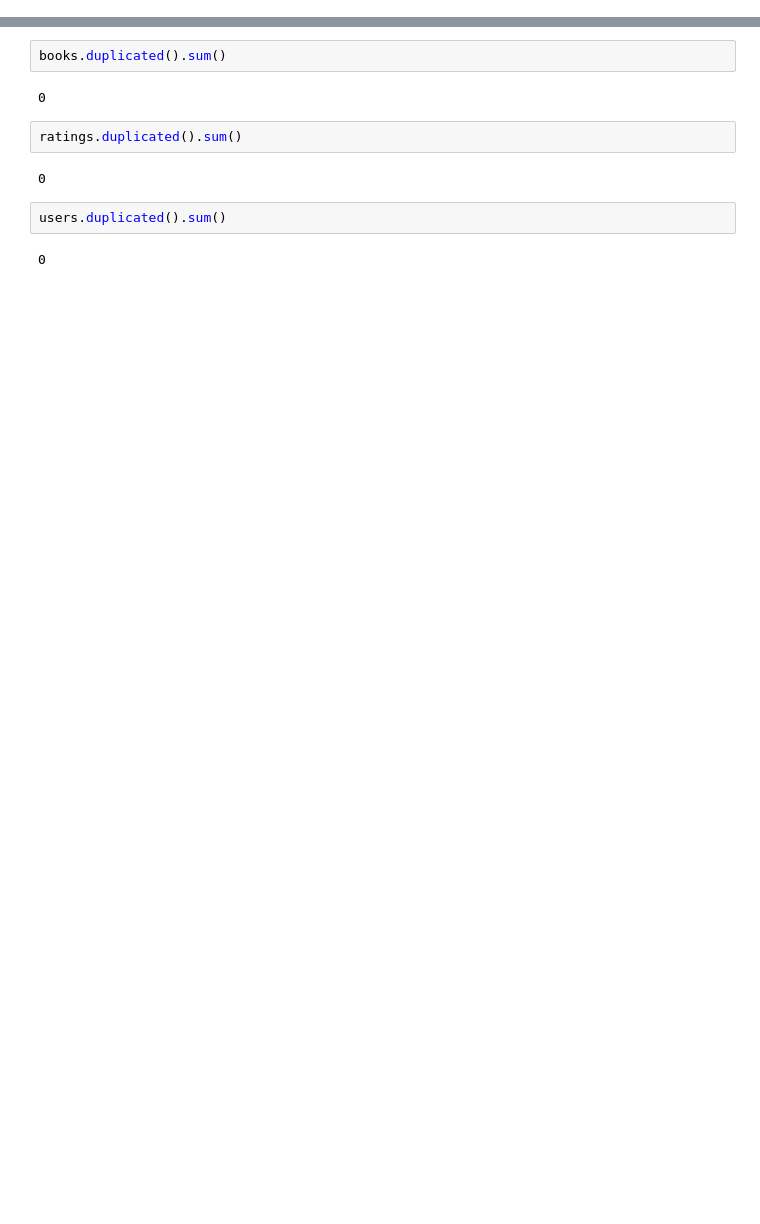
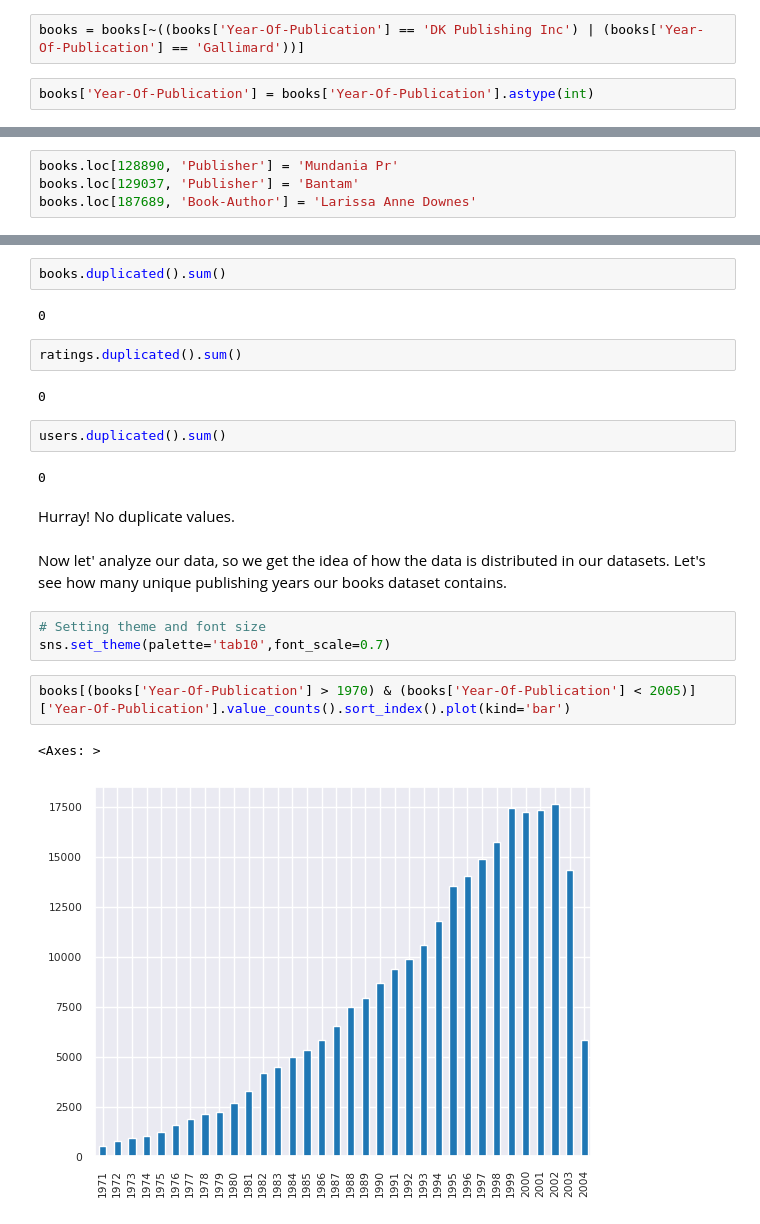
Before and after one commit to M-Awwab-Khan/collaborative-filtering-based-book-recommender-application, a Jupyter notebook: collaborative_filtering_book_recommender.ipynb, the cells around one changed output, grey strips where cells are left out. Cells and saved outputs as stored; diff of their text form; blank space fills up the shorter version.

Commit message:
Exploratory data analysis

```diff
--- a/collaborative_filtering_book_recommender.ipynb
+++ b/collaborative_filtering_book_recommender.ipynb
@@ -44,0 +77,4 @@ print(users.shape)
+# %%
+books = books[~((books['Year-Of-Publication'] == 'DK Publishing Inc') | (books['Year-Of-Publication'] == 'Gallimard'))]
+# %%
+books['Year-Of-Publication'] = books['Year-Of-Publication'].astype(int)
@@ -57,3 +120,7 @@ dtype: int64
+# %%
+books.loc[128890, 'Publisher'] = 'Mundania Pr'
+books.loc[129037, 'Publisher'] = 'Bantam'
+books.loc[187689, 'Book-Author'] = 'Larissa Anne Downes'
 # %%
 ratings.isnull().sum()
 # %% [output]
@@ -80,3 +175,15 @@ ratings.duplicated().sum()
 users.duplicated().sum()
 # %% [output]
 0
+# %% [markdown]
+Hurray! No duplicate values.
+# %% [markdown]
+Now let' analyze our data, so we get the idea of how the data is distributed in our datasets. Let's see how many unique publishing years our books dataset contains.
+# %%
+# Setting theme and font size
+sns.set_theme(palette='tab10',font_scale=0.7)
+# %%
+books[(books['Year-Of-Publication'] > 1970) & (books['Year-Of-Publication'] < 2005)]['Year-Of-Publication'].value_counts().sort_index().plot(kind='bar')
+# %% [output]
+<Axes: >
+[figure, added]
```
Also changed, not shown: parts of 24 cells of this notebook.
